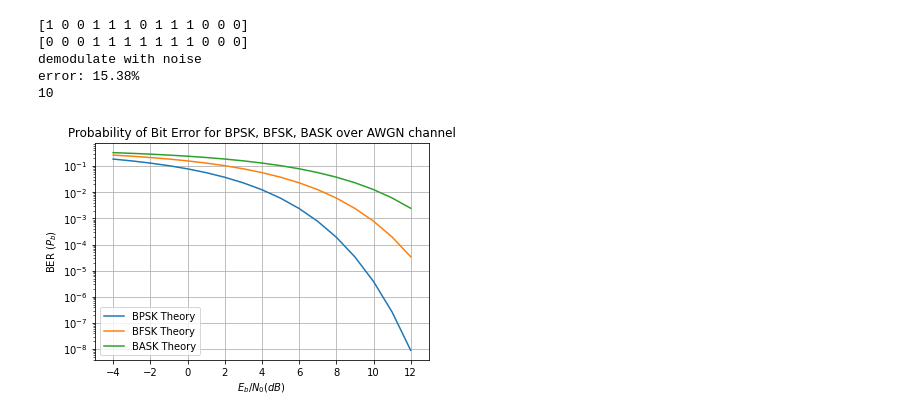
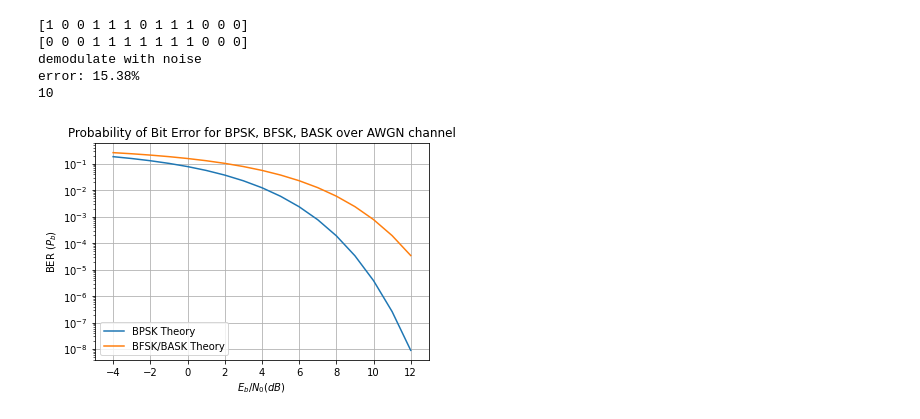
Before and after one commit to Kamigo6/Miniproject_CE, a Jupyter notebook: Dat_PSK/psk.ipynb, the cells around one changed output. Cells and saved outputs as stored; diff of their text form; code cells hidden in the pictures.

```diff
--- a/Dat_PSK/psk.ipynb
+++ b/Dat_PSK/psk.ipynb
@@ -121,28 +121,26 @@ error: 15.38%
 # %%
 #BER
 import numpy as np #for numerical computing
 import matplotlib.pyplot as plt #for plotting functions
 from scipy.special import erfc #erfc/Q function
 
 #---------Input Fields------------------------
 EbN0dBs = np.arange(start=-4,stop = 13, step = 1) # Eb/N0 range in dB for simulation
 
 Pe_bpsk = 0.5*erfc(np.sqrt(10**(EbN0dBs/10)))
-Pe_bfsk = 0.5*erfc(np.sqrt(10**(EbN0dBs/10)/2))
-Pe_bask = 0.5*erfc(np.sqrt(10**(EbN0dBs/10)/4))
-
+Pe_bfsk_bask = 0.5*erfc(np.sqrt(10**(EbN0dBs/10)/2))
 
 fig, ax = plt.subplots(nrows=1,ncols = 1)
 ax.semilogy(EbN0dBs,Pe_bpsk,marker='',linestyle='-',label='BPSK Theory')
-ax.semilogy(EbN0dBs,Pe_bfsk,marker='',linestyle='-',label='BFSK Theory')
-ax.semilogy(EbN0dBs,Pe_bask,marker='',linestyle='-',label='BASK Theory')
+ax.semilogy(EbN0dBs,Pe_bfsk_bask,marker='',linestyle='-',label='BFSK/BASK Theory')
+# ax.semilogy(EbN0dBs,Pe_bask,marker='',linestyle='-',label='BASK Theory')
 
 ax.set_xlabel('$E_b/N_0(dB)$');ax.set_ylabel('BER ($P_b$)')
 ax.set_title('Probability of Bit Error for BPSK, BFSK, BASK over AWGN channel')
 ax.set_xlim(-5,13);ax.grid(True);
 ax.legend();
 plt.savefig('./pic/ber.jpg')
 
 plt.show()
 # %% [output]
-[figure, old version]
+[figure, new version]
```
Also changed, not shown: 5 other files.
